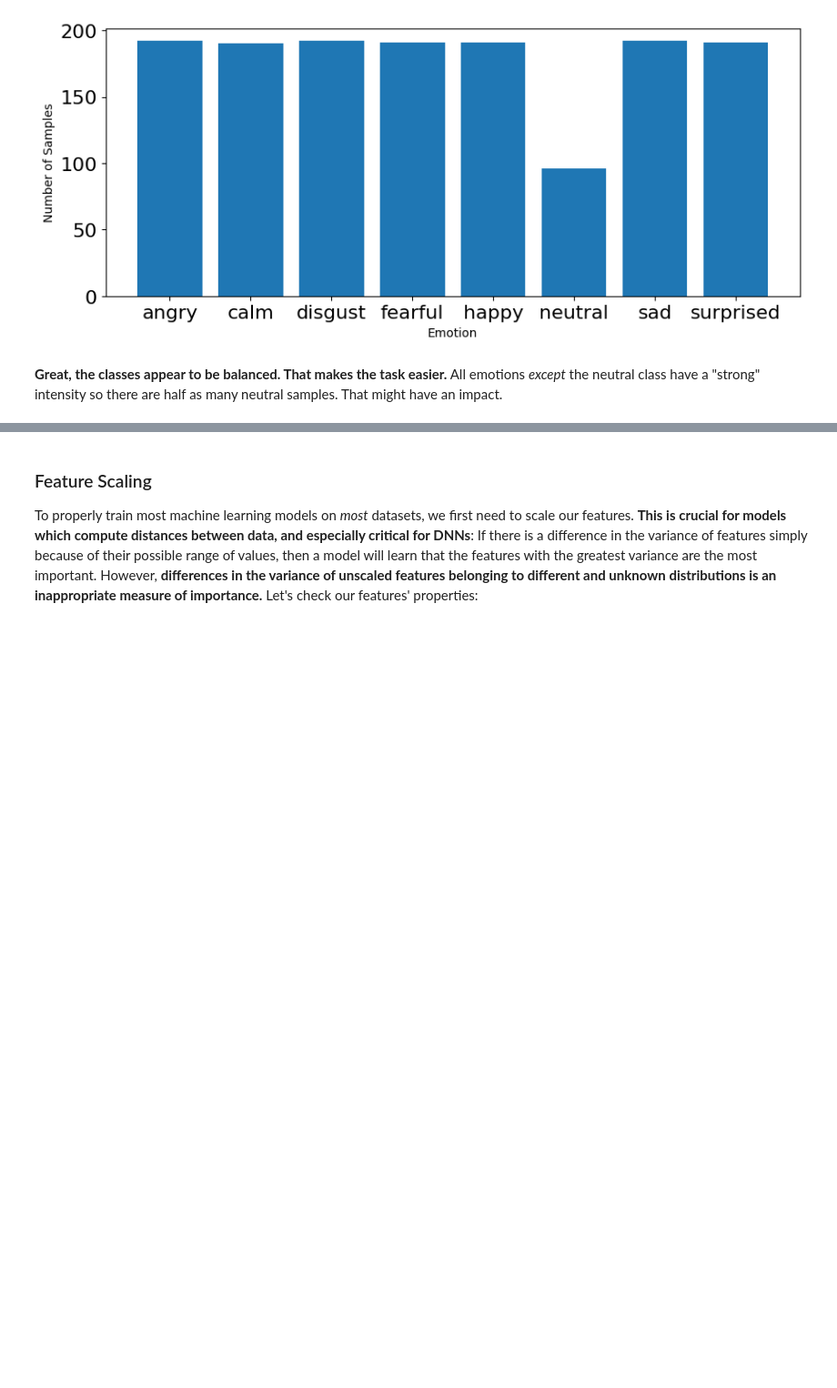
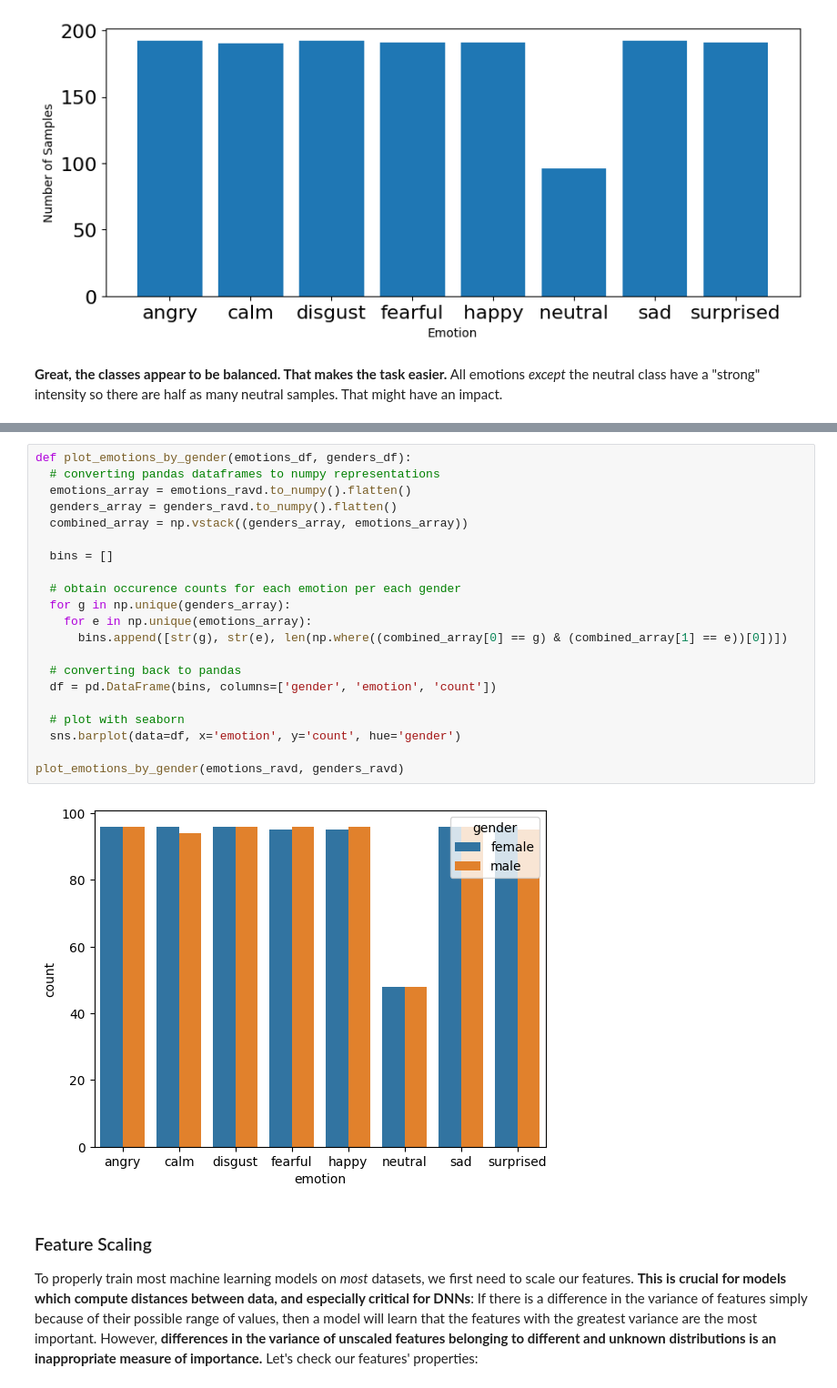
Before and after one commit to shaaagri/iat481-wk3, a Jupyter notebook: Week_3_MachineLearning.ipynb, the cells around one changed output, grey strips where cells are left out. Shown at 91% size. Saved outputs shown, nothing was run; the diff lists cells and outputs as text; blank space fills up the shorter version.

```diff
--- a/Week_3_MachineLearning.ipynb
+++ b/Week_3_MachineLearning.ipynb
@@ -392,3 +414,26 @@ plot_emotions(emotions_ravd)
+# %%
+def plot_emotions_by_gender(emotions_df, genders_df):
+  # converting pandas dataframes to numpy representations
+  emotions_array = emotions_ravd.to_numpy().flatten()
+  genders_array = genders_ravd.to_numpy().flatten()
+  combined_array = np.vstack((genders_array, emotions_array))
+
+  bins = []
+
+  # obtain occurence counts for each emotion per each gender
+  for g in np.unique(genders_array):
+    for e in np.unique(emotions_array):
+      bins.append([str(g), str(e), len(np.where((combined_array[0] == g) & (combined_array[1] == e))[0])])
+
+  # converting back to pandas
+  df = pd.DataFrame(bins, columns=['gender', 'emotion', 'count'])
+
+  # plot with seaborn
+  sns.barplot(data=df, x='emotion', y='count', hue='gender')
+
+plot_emotions_by_gender(emotions_ravd, genders_ravd)
+# %% [output]
+[figure, added]
 # %% [markdown]
 ### Feature Scaling
 To properly train most machine learning models on _most_ datasets, we first need to scale our features. **This is crucial for models which compute distances between data, and especially critical for DNNs**: If there is a difference in the variance of features simply because of their possible range of values, then a model will learn that the features with the greatest variance are the most important. However, **differences in the variance of unscaled features belonging to different and unknown distributions is an inappropriate measure of importance.** Let's check our features' properties:
```
Also changed, not shown: parts of 6 cells of this notebook.
